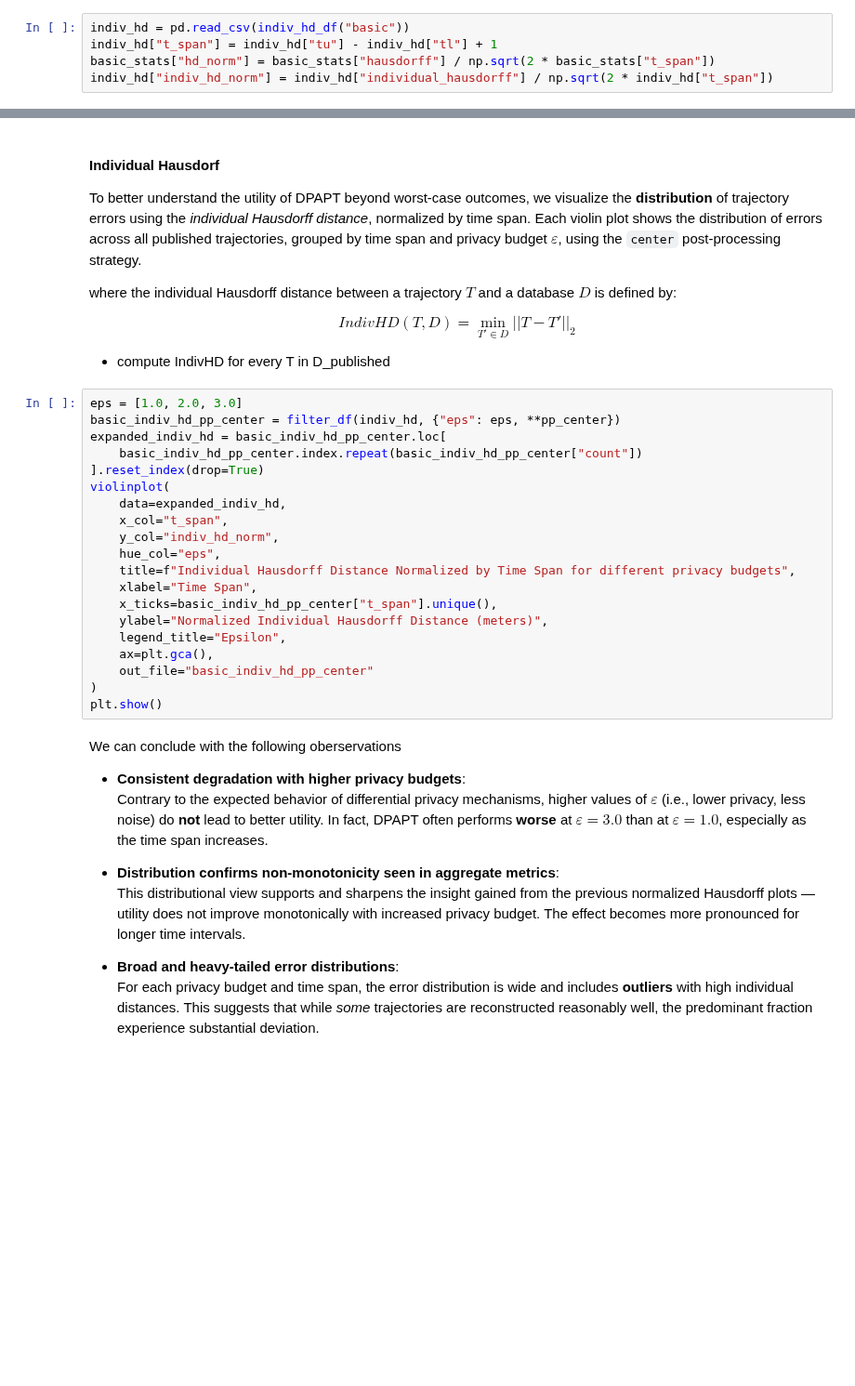
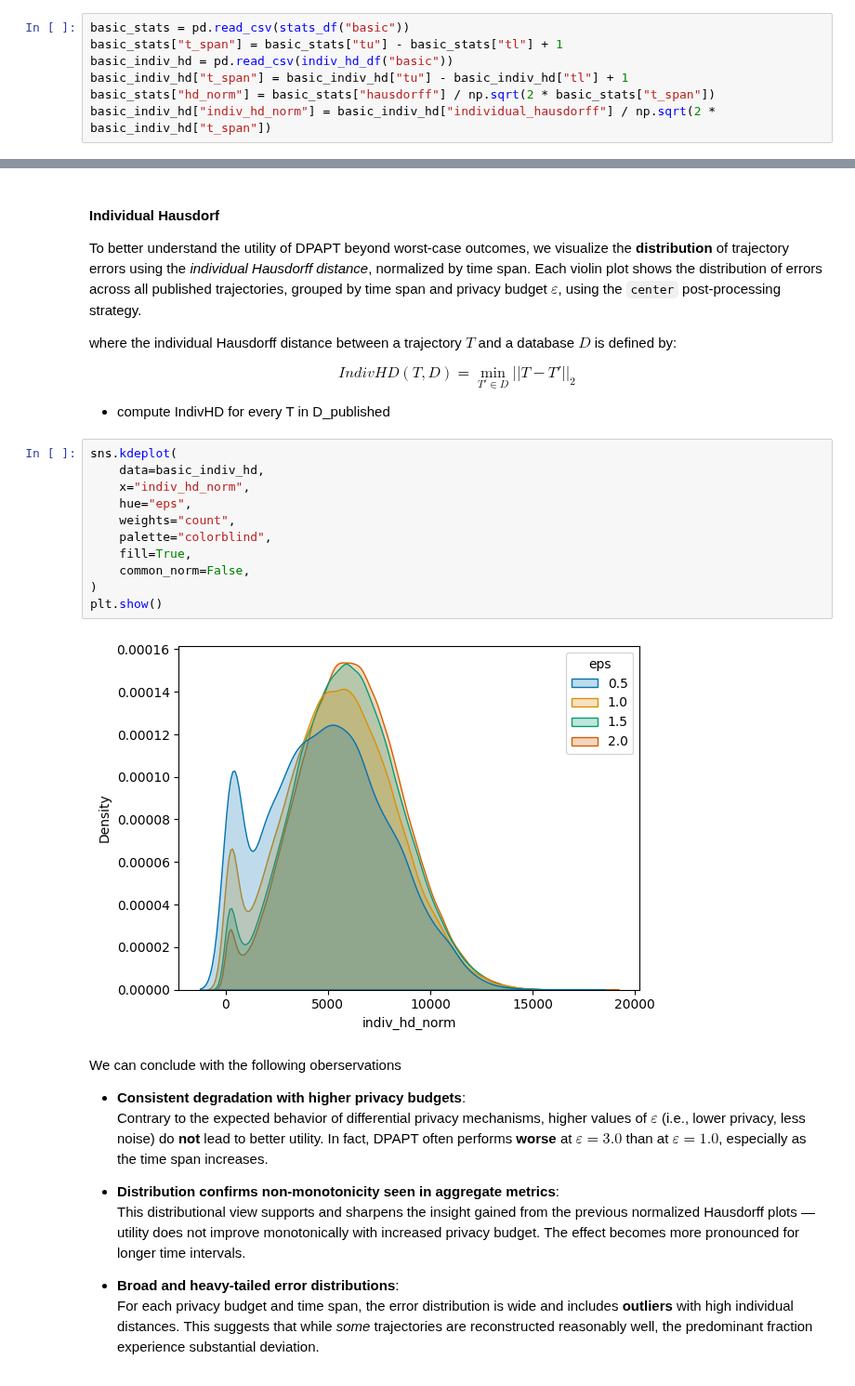
Before and after one commit to lorenzHeinrich/dp-trajectory-publication, a Jupyter notebook: notebooks/evaulation.ipynb, the cells around one changed output, grey strips where cells are left out. Shown at 93% size. Cells and saved outputs as stored; diff of their text form; blank space fills up the shorter version.

```diff
--- a/notebooks/evaulation.ipynb
+++ b/notebooks/evaulation.ipynb
@@ -216,7 +132,9 @@ def hd_boxplot(df, ax=None, title=None):
 # %%
-indiv_hd = pd.read_csv(indiv_hd_df("basic"))
-indiv_hd["t_span"] = indiv_hd["tu"] - indiv_hd["tl"] + 1
+basic_stats = pd.read_csv(stats_df("basic"))
+basic_stats["t_span"] = basic_stats["tu"] - basic_stats["tl"] + 1
+basic_indiv_hd = pd.read_csv(indiv_hd_df("basic"))
+basic_indiv_hd["t_span"] = basic_indiv_hd["tu"] - basic_indiv_hd["tl"] + 1
 basic_stats["hd_norm"] = basic_stats["hausdorff"] / np.sqrt(2 * basic_stats["t_span"])
-indiv_hd["indiv_hd_norm"] = indiv_hd["individual_hausdorff"] / np.sqrt(2 * indiv_hd["t_span"])
+basic_indiv_hd["indiv_hd_norm"] = basic_indiv_hd["individual_hausdorff"] / np.sqrt(2 * basic_indiv_hd["t_span"])
 # %%
 # fix_eps = {"eps": 1}
@@ -269,25 +177,18 @@ $$
 
 - compute IndivHD for every T in D_published
 # %%
-eps = [1.0, 2.0, 3.0]
-basic_indiv_hd_pp_center = filter_df(indiv_hd, {"eps": eps, **pp_center})
-expanded_indiv_hd = basic_indiv_hd_pp_center.loc[
-    basic_indiv_hd_pp_center.index.repeat(basic_indiv_hd_pp_center["count"])
-].reset_index(drop=True)
-violinplot(
-    data=expanded_indiv_hd,
-    x_col="t_span",
-    y_col="indiv_hd_norm",
-    hue_col="eps",
-    title=f"Individual Hausdorff Distance Normalized by Time Span for different privacy budgets",
-    xlabel="Time Span",
-    x_ticks=basic_indiv_hd_pp_center["t_span"].unique(),
-    ylabel="Normalized Individual Hausdorff Distance (meters)",
-    legend_title="Epsilon",
-    ax=plt.gca(),
-    out_file="basic_indiv_hd_pp_center"
+sns.kdeplot(
+    data=basic_indiv_hd,
+    x="indiv_hd_norm",
+    hue="eps",
+    weights="count",
+    palette="colorblind",
+    fill=True,
+    common_norm=False,
 )
 plt.show()
+# %% [output]
+[figure, added]
 # %% [markdown]
 We can conclude with the following oberservations
 
```
Also changed, not shown: parts of 35 cells of this notebook, 3 other files.
